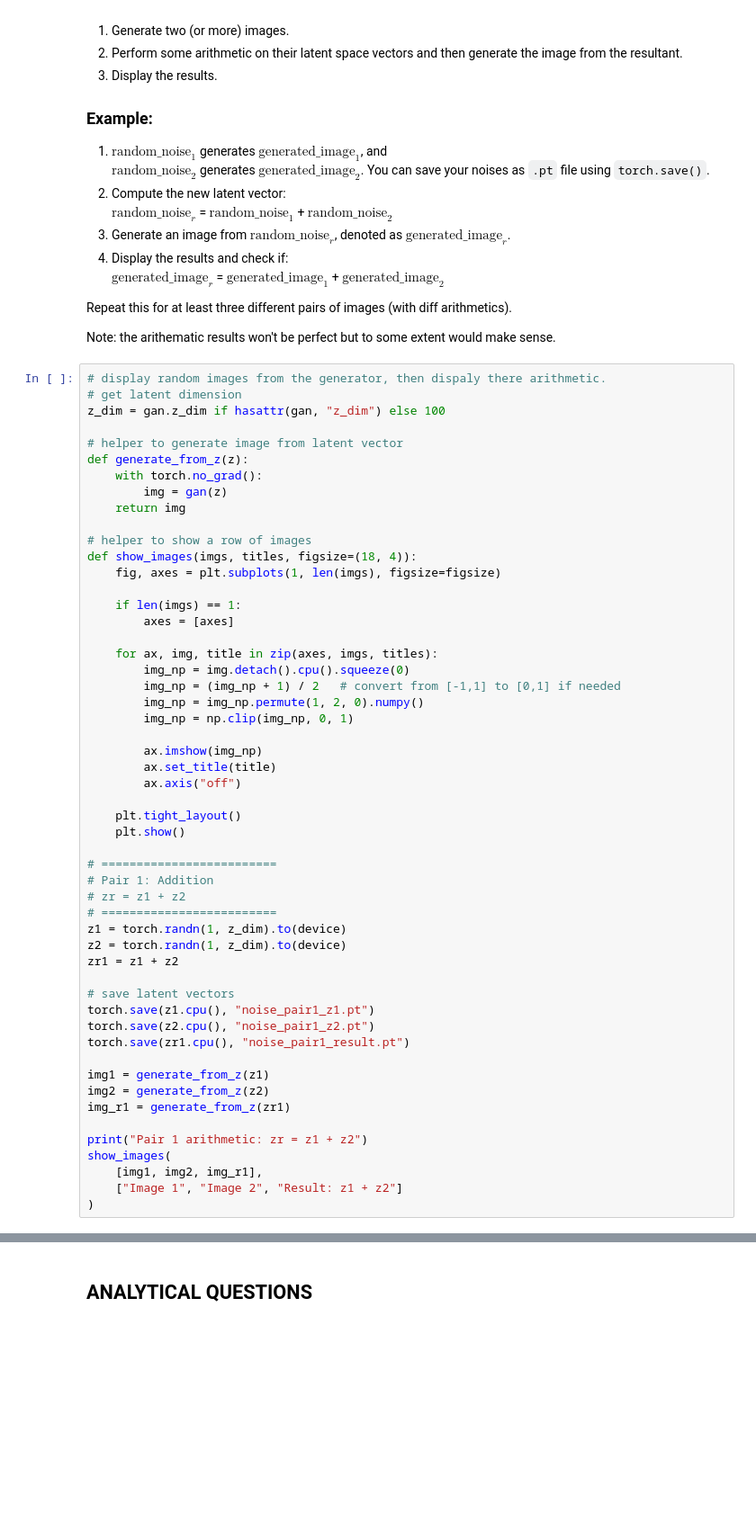
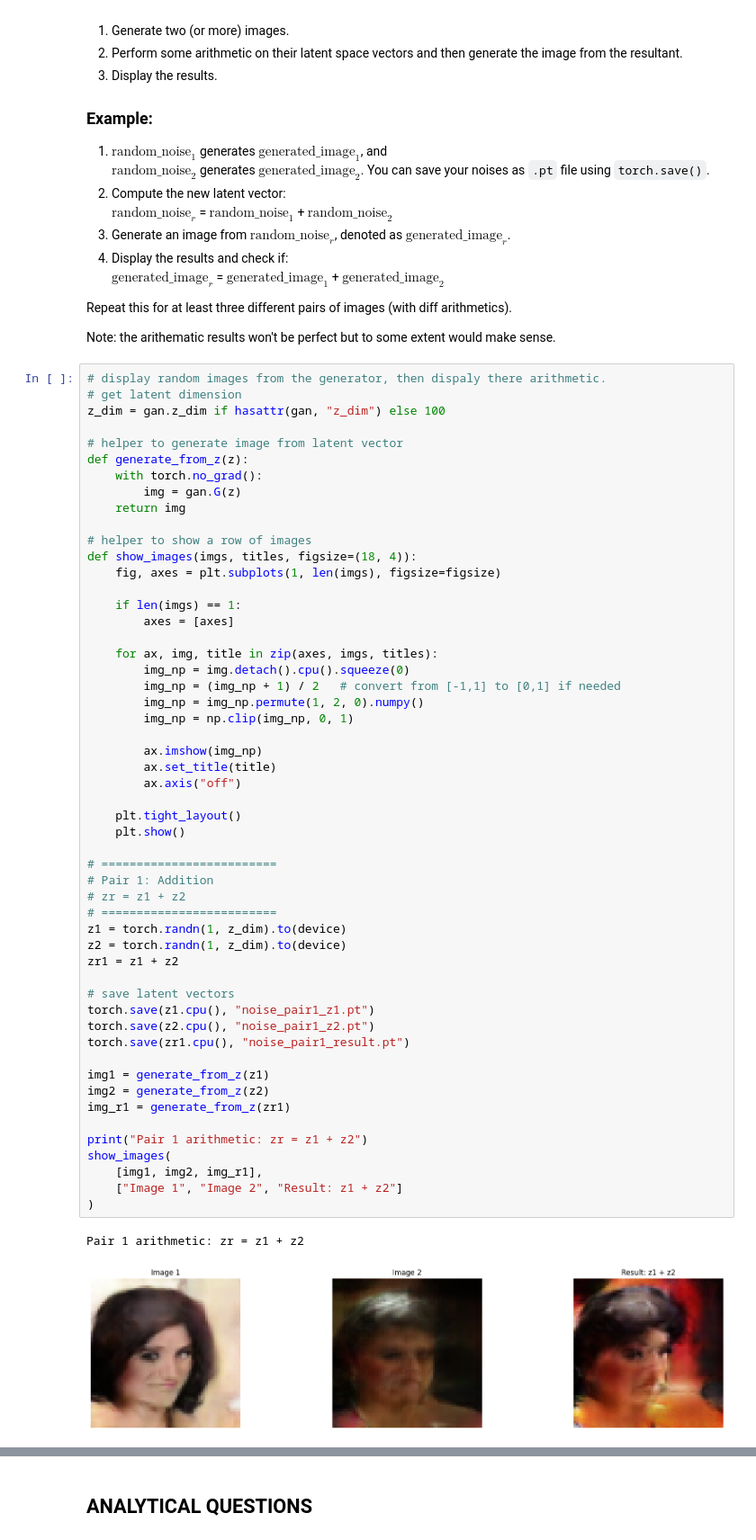
Before and after one commit to maheenrazza/VAE-GANs, a Jupyter notebook: 26100337_PA3_1B.ipynb, the cells around one changed output, grey strips where cells are left out. Shown at 90% size. Saved outputs shown, nothing was run; the diff lists cells and outputs as text; blank space fills up the shorter version.

```diff
--- a/26100337_PA3_1B.ipynb
+++ b/26100337_PA3_1B.ipynb
@@ -464,7 +553,7 @@ z_dim = gan.z_dim if hasattr(gan, "z_dim") else 100
 # helper to generate image from latent vector
 def generate_from_z(z):
     with torch.no_grad():
-        img = gan(z)
+        img = gan.G(z)
     return img
 
 # helper to show a row of images
@@ -482,33 +571,36 @@ def show_images(imgs, titles, figsize=(18, 4)):
 
         ax.imshow(img_np)
         ax.set_title(title)
         ax.axis("off")
 
     plt.tight_layout()
     plt.show()
 
 # =========================
 # Pair 1: Addition
 # zr = z1 + z2
 # =========================
 z1 = torch.randn(1, z_dim).to(device)
 z2 = torch.randn(1, z_dim).to(device)
 zr1 = z1 + z2
 
 # save latent vectors
 torch.save(z1.cpu(), "noise_pair1_z1.pt")
 torch.save(z2.cpu(), "noise_pair1_z2.pt")
 torch.save(zr1.cpu(), "noise_pair1_result.pt")
 
 img1 = generate_from_z(z1)
 img2 = generate_from_z(z2)
 img_r1 = generate_from_z(zr1)
 
 print("Pair 1 arithmetic: zr = z1 + z2")
 show_images(
     [img1, img2, img_r1],
     ["Image 1", "Image 2", "Result: z1 + z2"]
 )
+# %% [output]
+Pair 1 arithmetic: zr = z1 + z2
+[figure, added]
 # %%
 # display random images from the generator, then dispaly there arithmetic.
 # =========================
```
Also changed, not shown: parts of 20 cells of this notebook.
